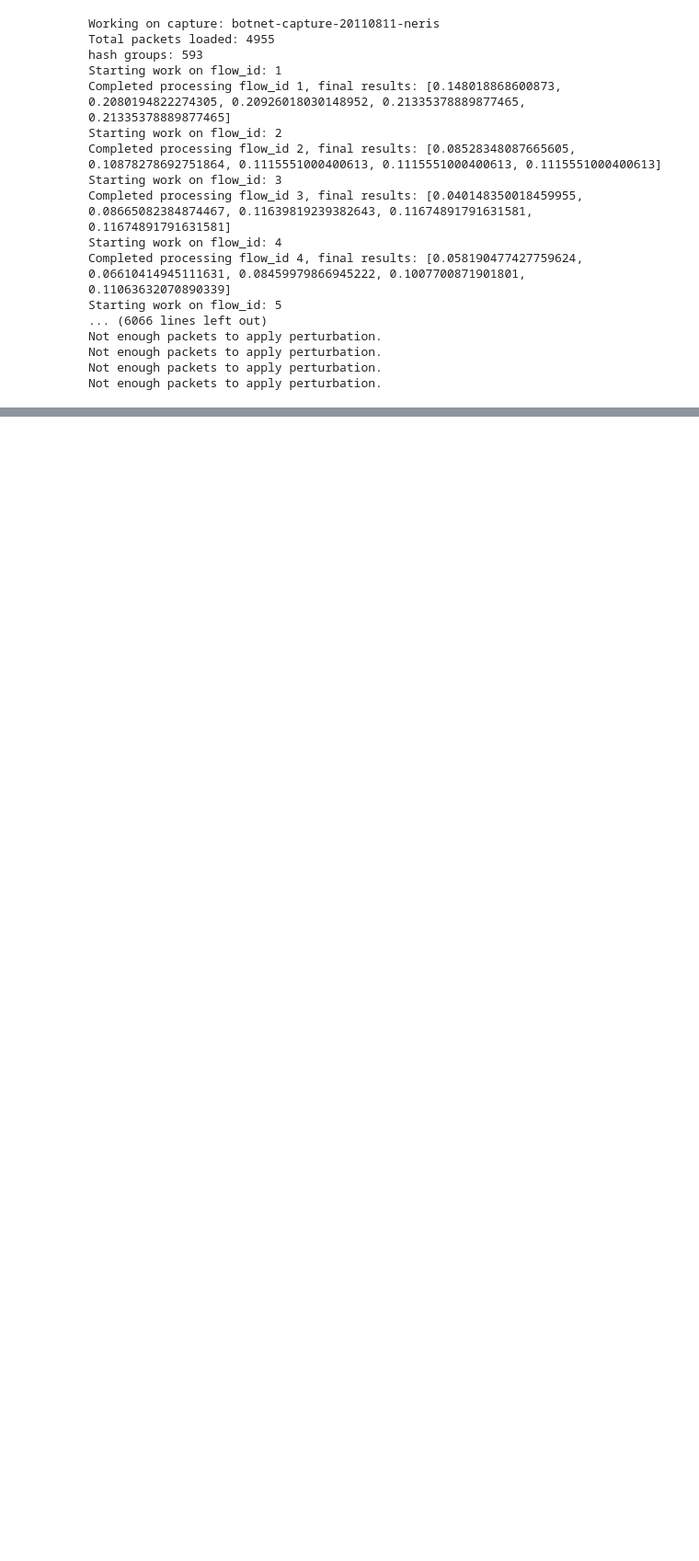
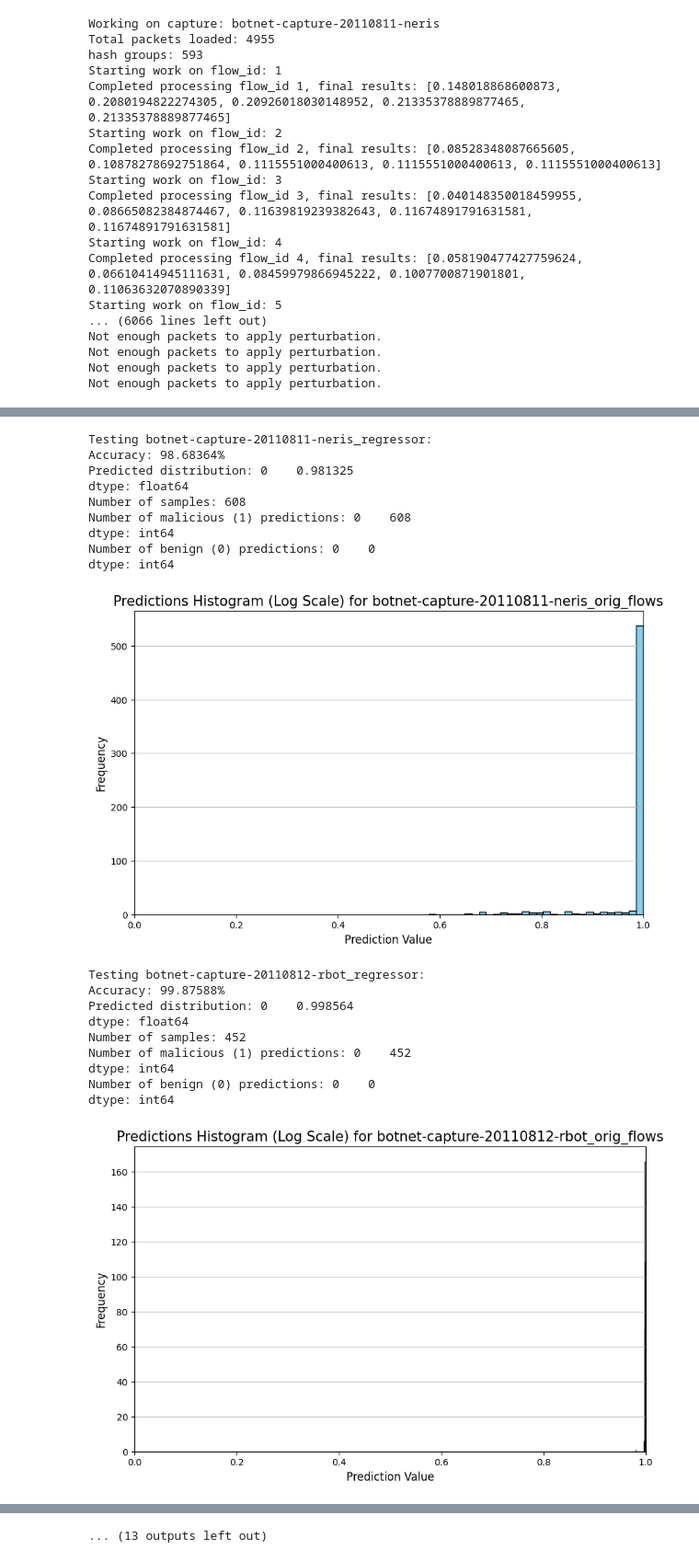
Before and after one commit to ppopiolek/CyberAML, a Jupyter notebook: notebooks/pp_final_pipeline.ipynb, the cells around one changed output, grey strips where cells are left out. Shown at 92% size. Cells and saved outputs as stored; diff of their text form; code cells hidden in the pictures; blank space fills up the shorter version.

```diff
--- a/notebooks/pp_final_pipeline.ipynb
+++ b/notebooks/pp_final_pipeline.ipynb
@@ -461,7 +495,7 @@ for capture in captures:
 # %%
 # make statistical calculations
 
-fitness_predictions = [[]]
+fitness_predictions = []
 
 # fitness
 for i in range(0, len(captures)):
@@ -469,6 +503,9 @@ for i in range(0, len(captures)):
     capture = captures[i]
 
     print(f"Processing fitness capture {capture}")
+
+    if i >= len(fitness_predictions):
+        fitness_predictions.append([])
 
     unique_flow_ids = list({packet.flow_id for packet in loaded_packets_fitness[i]})
     for id in unique_flow_ids:
@@ -478,7 +515,7 @@ for i in range(0, len(captures)):
 
         fitness_predictions[i].append(predict_single_flow_target(f"{capture}", sizing_stats, timing_stats))
 
-target_predictions = [[]]
+target_predictions = []
 
 # target
 for i in range(0, len(captures)):
@@ -487,6 +524,9 @@ for i in range(0, len(captures)):
 
     print(f"Processing target capture {capture}")
 
+    if i >= len(target_predictions):
+        target_predictions.append([])
+
     unique_flow_ids = list({packet.flow_id for packet in loaded_packets_target[i]})
     for id in unique_flow_ids:
 
@@ -531,6 +742,8 @@ data_dir = "../data/processed"
 models = {file.split('_model.cbm')[0]: CatBoostRegressor().load_model(os.path.join(models_dir, file))
           for file in os.listdir(models_dir) if file.endswith('.cbm')}
 
+accuracies = []
+
 for capture in captures:
 
     # Testing models
@@ -550,32 +763,56 @@ for capture in captures:
 
             # Calculating accuracy
             accuracy = np.mean(predictions)
-            accuracies.append(predictions)
+            accuracies.append(accuracy)
 
             predictions = pd.DataFrame(predictions).clip(lower=0, upper =1)
 
 
             # Detailed logging
             print(f"Testing {model_name}:")
             print(f"Accuracy: {accuracy:.5%}")
             print(f"Predicted distribution: {predictions.mean()}")
             print(f"Number of samples: {len(predictions)}")
             print(f"Number of malicious (1) predictions: {np.sum(predictions > 0.5)}")
             print(f"Number of benign (0) predictions: {np.sum(predictions <= 0.5)}\n")
 
             # Average accuracy
             #mean_accuracy = np.mean(accuracies)
             #print(f"\nAverage accuracy across all test cases: {mean_accuracy:.5%}")
 
 
             import matplotlib.pyplot as plt
 
             plt.figure(figsize=(10, 6))
             plt.hist(predictions, bins=30, color='skyblue', edgecolor='black', log=False)
             plt.title(f'Predictions Histogram (Log Scale) for {capture}_orig_flows', fontsize=15)
             plt.xlabel('Prediction Value', fontsize=12)
             plt.ylabel('Frequency', fontsize=12)
             plt.grid(axis='y', alpha=0.75)
             plt.xlim(0, 1.0)
 
             plt.show()
+
+
+print(f"Accuracy final mean: {np.mean(accuracies)}")
+# %% [output]
+Testing botnet-capture-20110811-neris_regressor:
+Accuracy: 98.68364%
+Predicted distribution: 0    0.981325
+dtype: float64
+Number of samples: 608
+Number of malicious (1) predictions: 0    608
+dtype: int64
+Number of benign (0) predictions: 0    0
+dtype: int64
+[figure, added]
+Testing botnet-capture-20110812-rbot_regressor:
+Accuracy: 99.87588%
+Predicted distribution: 0    0.998564
+dtype: float64
+Number of samples: 452
+Number of malicious (1) predictions: 0    452
+dtype: int64
+Number of benign (0) predictions: 0    0
+dtype: int64
+[figure, added]
@@ -582,3 +859,4 @@ for capture in captures:
+... (13 outputs left out)
 # %%
 # # after fitness PERTURBATIONS
 
```
Also changed, not shown: parts of 19 cells of this notebook.
